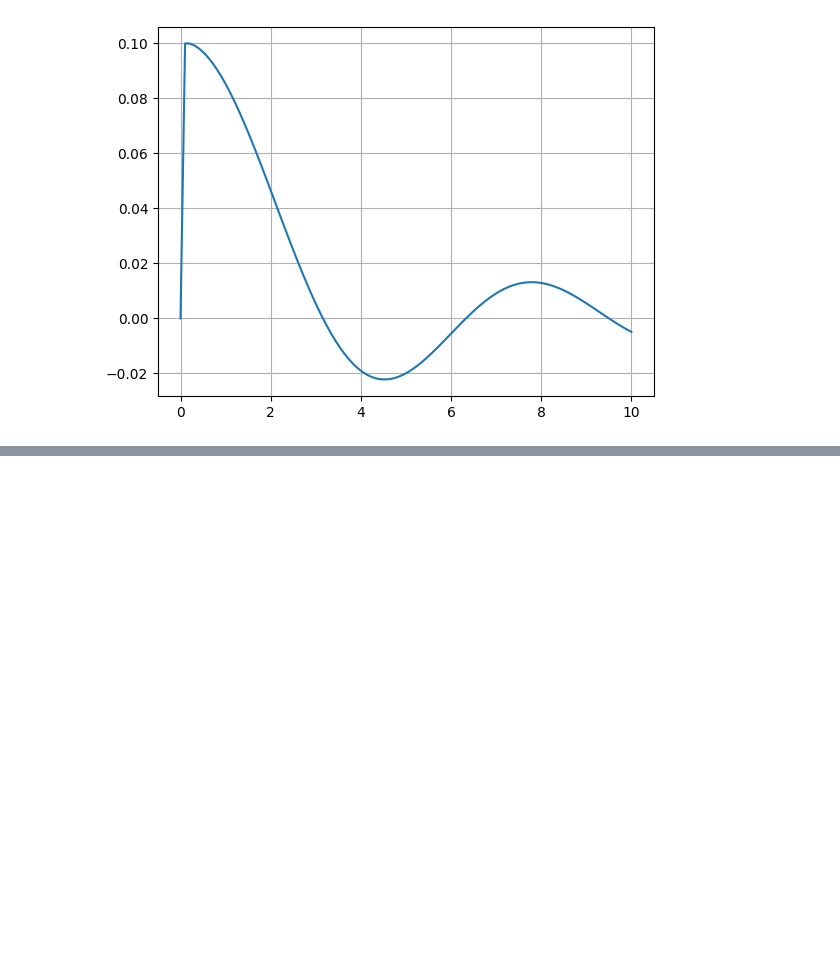
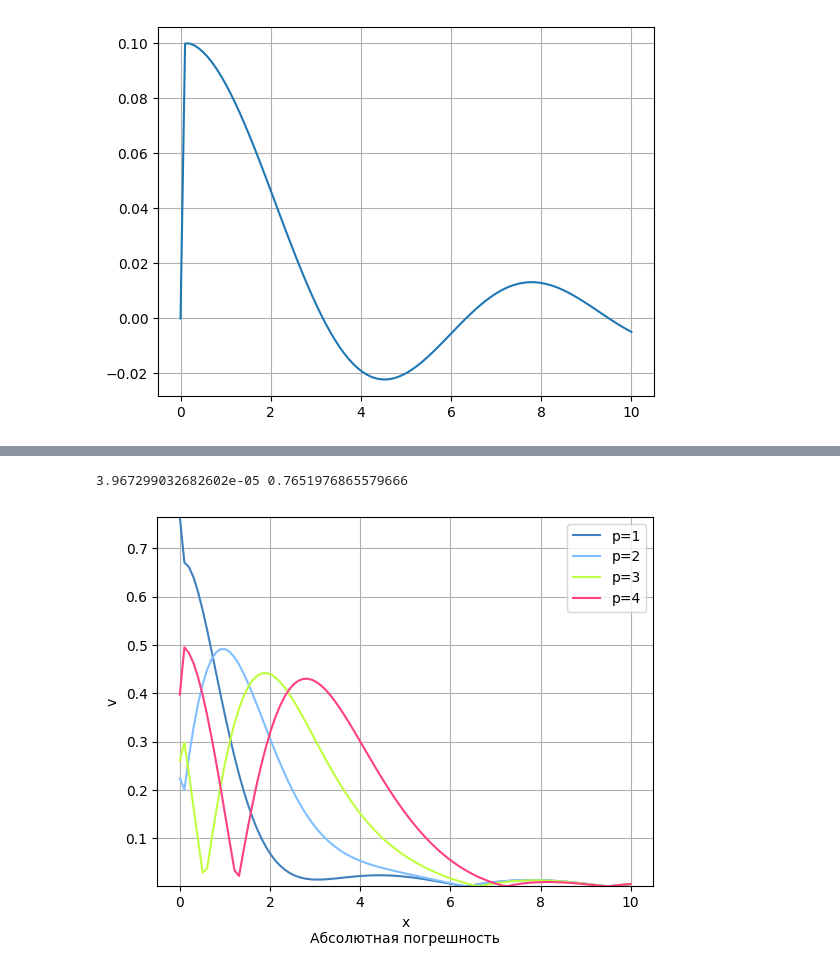
Before and after one commit to XBodya/third_course_2sem, a Jupyter notebook: MKM/src/l01.ipynb, the cells around one changed output, grey strips where cells are left out. Cells and saved outputs as stored; diff of their text form; code cells hidden in the pictures; blank space fills up the shorter version.

```diff
--- a/MKM/src/l01.ipynb
+++ b/MKM/src/l01.ipynb
@@ -75,0 +101,26 @@ plt.show()
+# %%
+def draw_abs_diff(res):
+    x = res[0]
+    abs_diff_v = res[1]
+    for i in range(len(v_vals)):
+        plt.plot(x, v_vals[i], c=(colors[i + 2],
+        colors[(i + 1) % len(p_values)], colors[(i) % len(p_values)]), label=f'p={p_values[i]}')
+    # global_ymin = min(list(map(min, v_vals)))
+    # global_ymax = max(list(map(max, v_vals)))
+    plt.ylim((global_ymin, global_ymax))
+    print(global_ymin, global_ymax)
+    plt.xlabel('x\nИстинное решение')
+    plt.ylabel('v_true')
+    plt.grid()
+    plt.legend()
+    plt.show()
+
+true_values = np.array([list(map(lambda x: sps.jv(x, p), res[0])) for p in p_values])
+
+diff = abs(true_values - np.array(res[1]))
+
+
+draw((res[0], diff), label='Абсолютная погрешность')
+# %% [output]
+3.967299032682602e-05 0.7651976865579666
+[figure, added]
```
Also changed, not shown: parts of 6 cells of this notebook, 3 other files.
